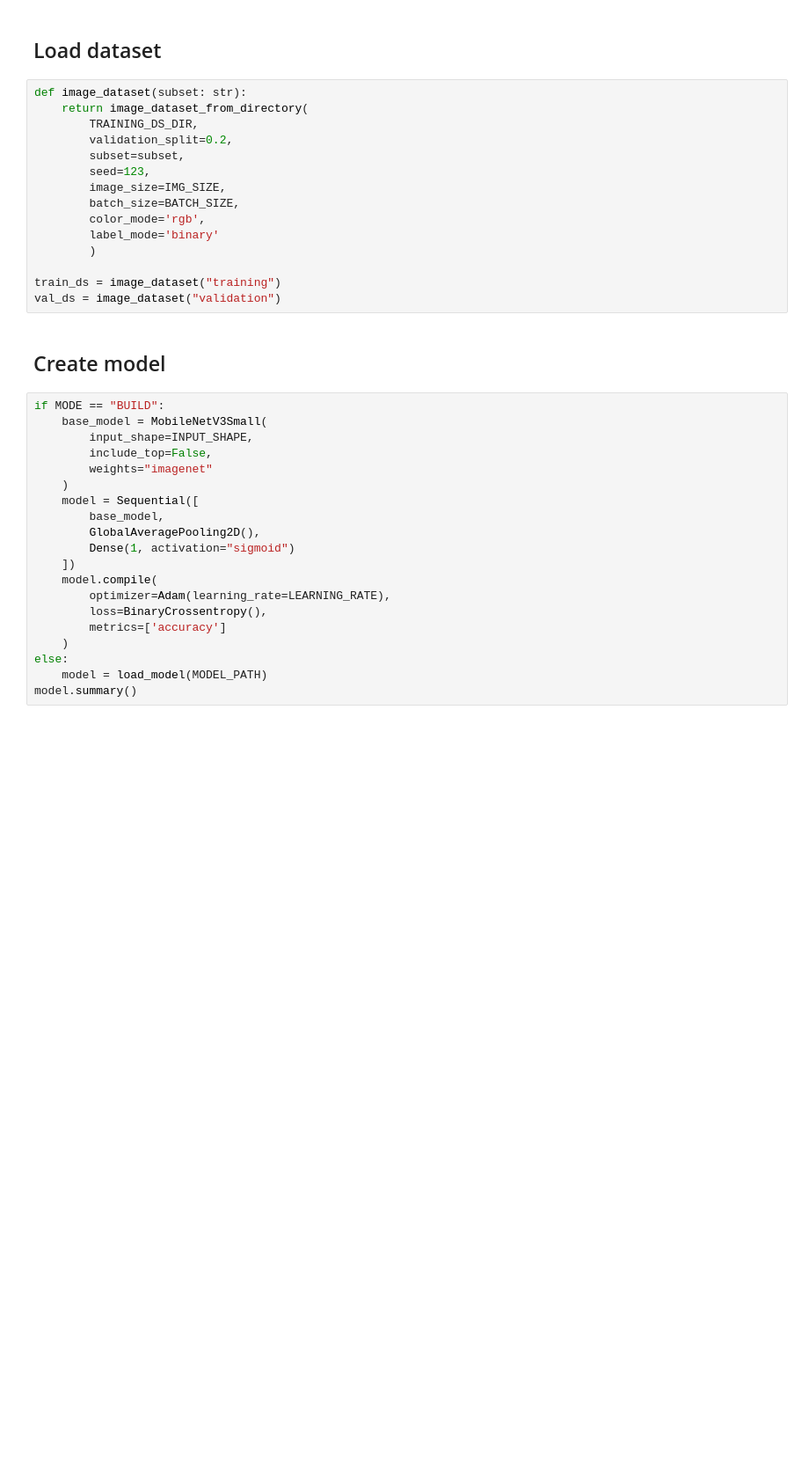
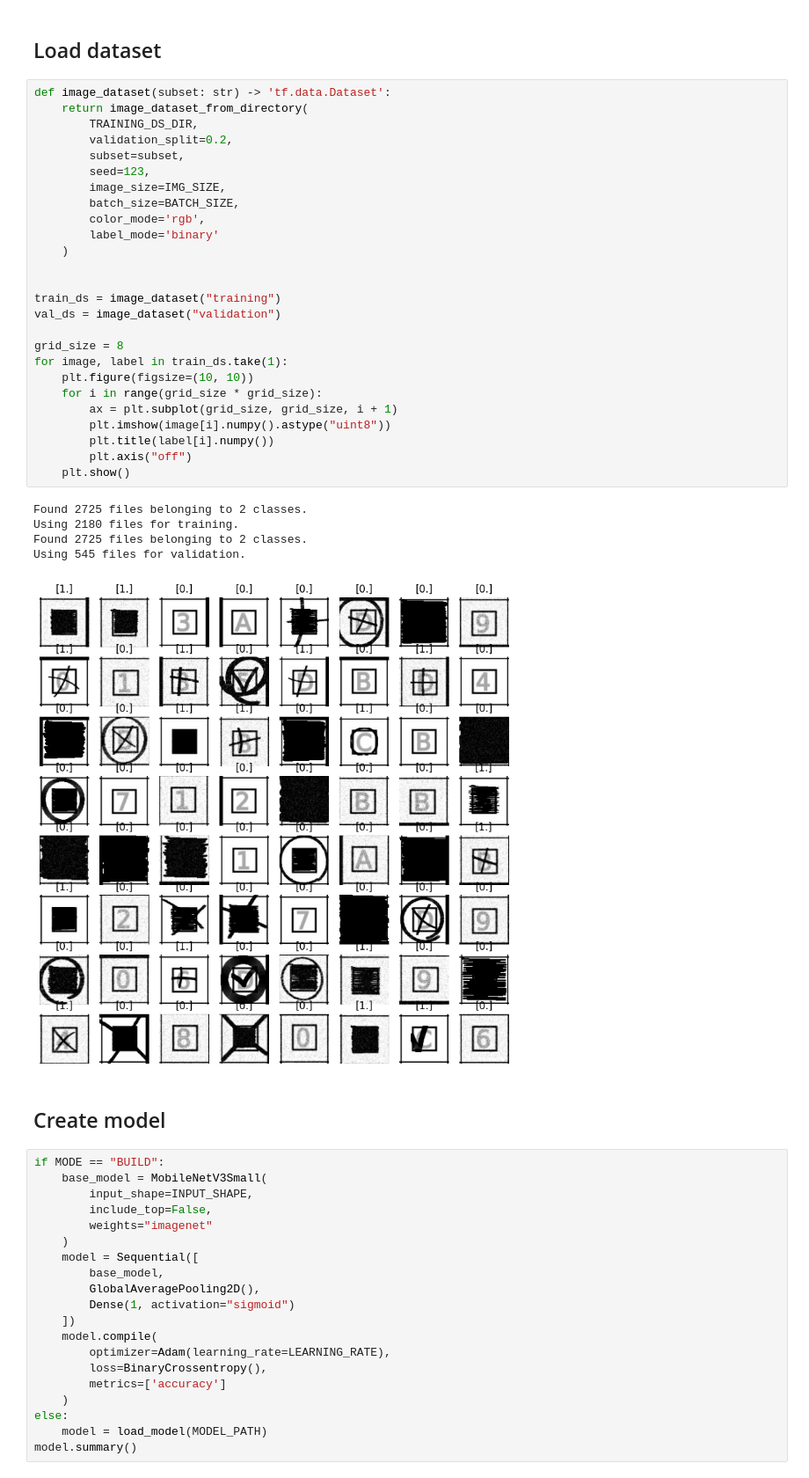
Before and after one commit to cvlab-ai/splinter, a Jupyter notebook: research/mark_generator/00_training.ipynb, the cells around one changed output. Shown: that part at 88% size. Saved outputs shown, nothing was run; the diff lists cells and outputs as text; blank space fills up the shorter version.

```diff
--- a/research/mark_generator/00_training.ipynb
+++ b/research/mark_generator/00_training.ipynb
@@ -25,20 +27,37 @@ TRAIN = False
 # %% [markdown]
 ## Load dataset
 # %%
-def image_dataset(subset: str):
+def image_dataset(subset: str) -> 'tf.data.Dataset':
     return image_dataset_from_directory(
         TRAINING_DS_DIR,
         validation_split=0.2,
         subset=subset,
         seed=123,
         image_size=IMG_SIZE,
         batch_size=BATCH_SIZE,
         color_mode='rgb',
         label_mode='binary'
-        )
+    )
+
 
 train_ds = image_dataset("training")
 val_ds = image_dataset("validation")
+
+grid_size = 8
+for image, label in train_ds.take(1):
+    plt.figure(figsize=(10, 10))
+    for i in range(grid_size * grid_size):
+        ax = plt.subplot(grid_size, grid_size, i + 1)
+        plt.imshow(image[i].numpy().astype("uint8"))
+        plt.title(label[i].numpy())
+        plt.axis("off")
+    plt.show()
+# %% [output]
+Found 2725 files belonging to 2 classes.
+Using 2180 files for training.
+Found 2725 files belonging to 2 classes.
+Using 545 files for validation.
+[figure, added]
 # %% [markdown]
 ## Create model
 # %%
```
Also changed, not shown: parts of 7 cells of this notebook, 6 other files.
